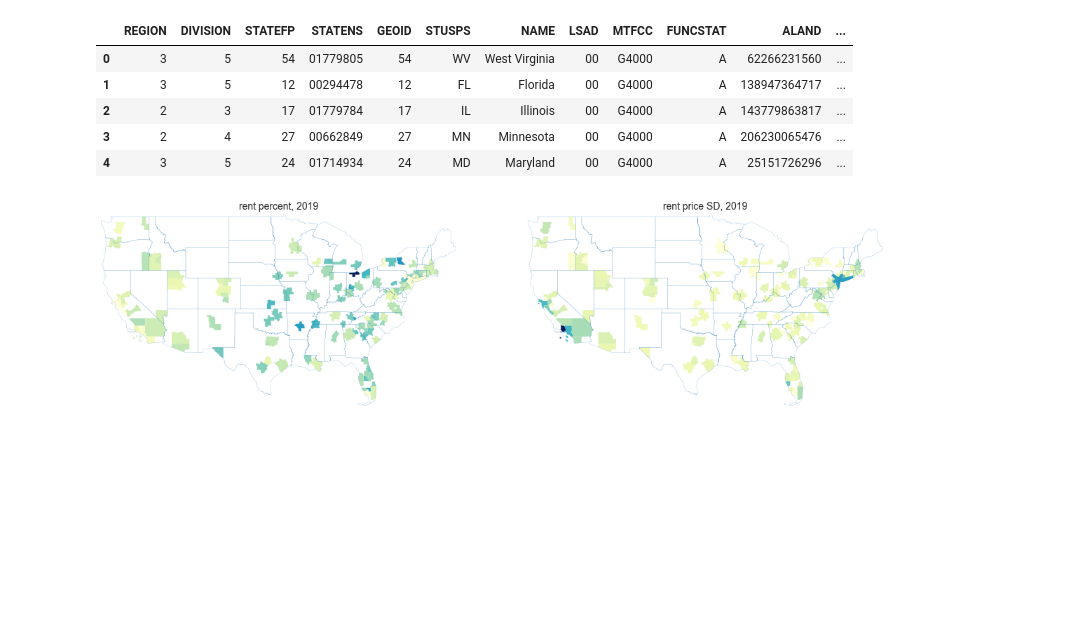
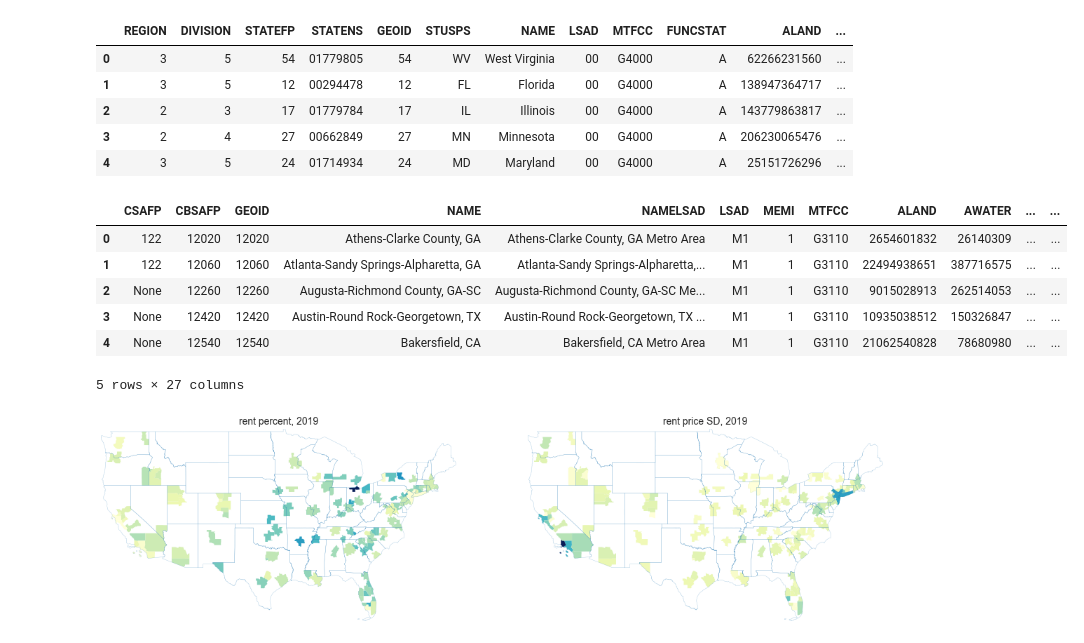
Before and after one commit to paultanger/realty-markets-analyzer, a Jupyter notebook: notebooks/aggregation.ipynb, the cells around one changed output. Drawn from its saved outputs; the diff is of its cells as text; code cells hidden in the pictures; blank space fills up the shorter version.

```diff
--- a/notebooks/aggregation.ipynb
+++ b/notebooks/aggregation.ipynb
@@ -389,6 +386,16 @@ agg_CBSA_mapdf = gpd.pd.merge(map_df, agg_CBSA.df, left_on = 'CBSAFP', right_on
 # %%
 agg_CBSA_mapdf = agg_CBSA_mapdf[agg_CBSA_mapdf['state'] != 'AK']
 agg_CBSA_mapdf = agg_CBSA_mapdf[agg_CBSA_mapdf['state'] != 'HI']
+# %%
+agg_CBSA_mapdf.head()
+# %% [output]
+|  | CSAFP | CBSAFP | GEOID | NAME | NAMELSAD | LSAD | MEMI | MTFCC | ALAND | AWATER | ... | ... |
+| 0 | 122 | 12020 | 12020 | Athens-Clarke County, GA | Athens-Clarke County, GA Metro Area | M1 | 1 | G3110 | 2654601832 | 26140309 | ... | ... |
+| 1 | 122 | 12060 | 12060 | Atlanta-Sandy Springs-Alpharetta, GA | Atlanta-Sandy Springs-Alpharetta,... | M1 | 1 | G3110 | 22494938651 | 387716575 | ... | ... |
+| 2 | None | 12260 | 12260 | Augusta-Richmond County, GA-SC | Augusta-Richmond County, GA-SC Me... | M1 | 1 | G3110 | 9015028913 | 262514053 | ... | ... |
+| 3 | None | 12420 | 12420 | Austin-Round Rock-Georgetown, TX | Austin-Round Rock-Georgetown, TX ... | M1 | 1 | G3110 | 10935038512 | 150326847 | ... | ... |
+| 4 | None | 12540 | 12540 | Bakersfield, CA | Bakersfield, CA Metro Area | M1 | 1 | G3110 | 21062540828 | 78680980 | ... | ... |
+5 rows × 27 columns
 # %%
 fig, axs = plt.subplots(1,2, figsize=(20, 10))
 ax.set_aspect('equal')
```
Also changed, not shown: parts of 3 cells of this notebook.
